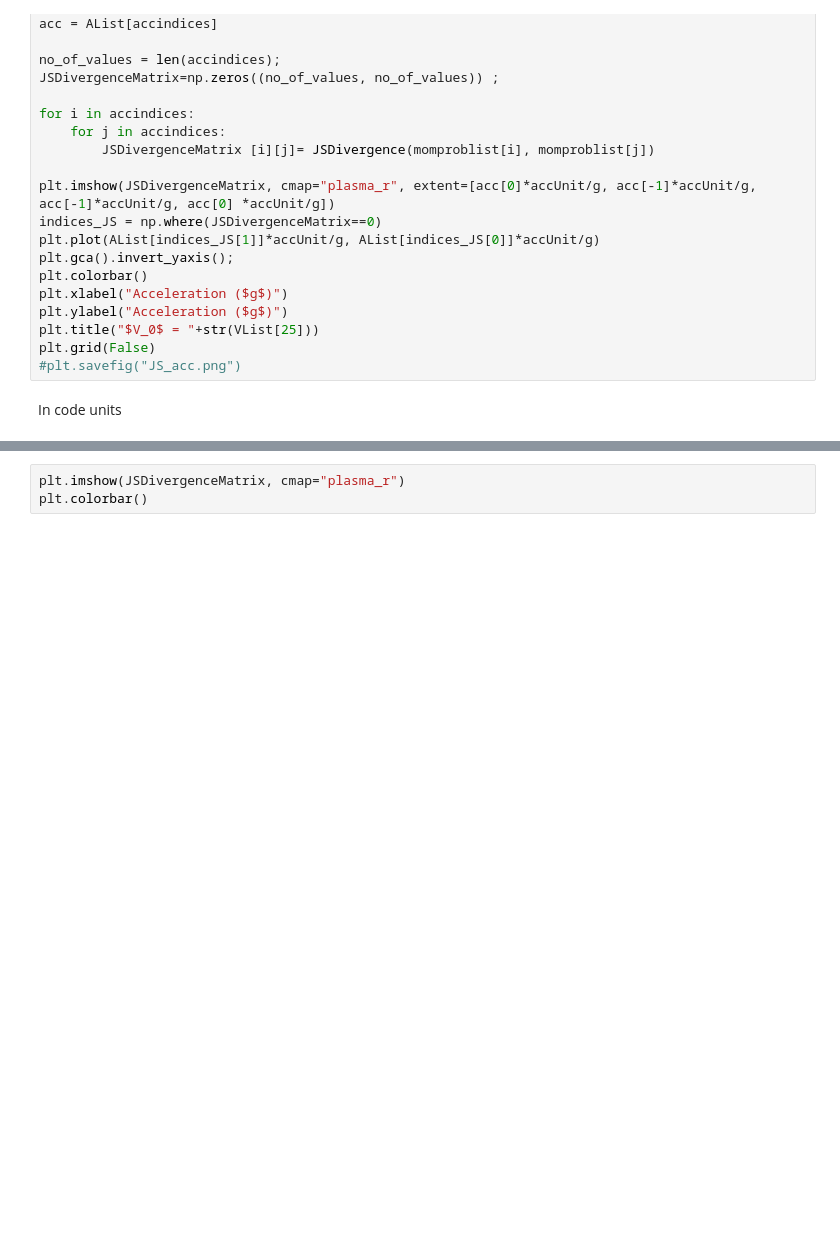
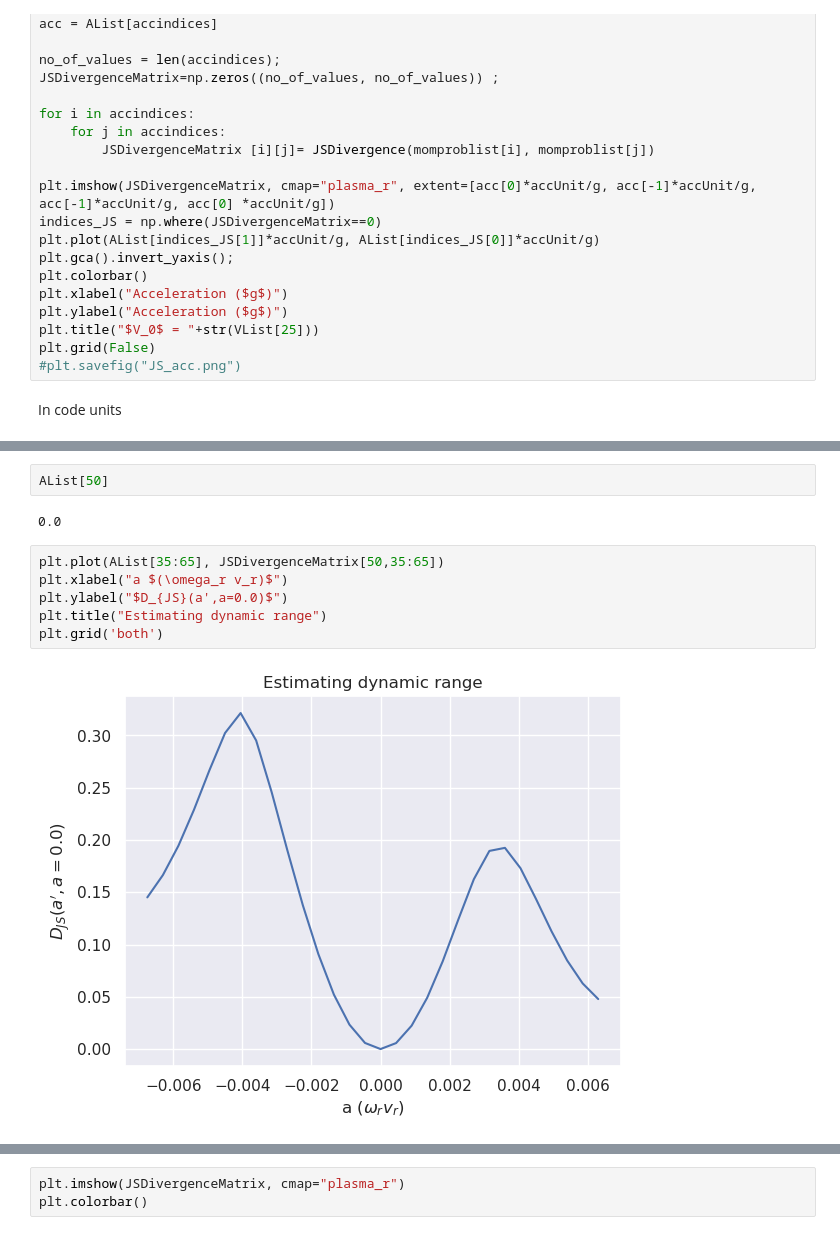
Before and after one commit to rootware/lattice_evolution, a Jupyter notebook: Python/JSD Plots.ipynb, the cells around one changed output, grey strips where cells are left out. Drawn from its saved outputs; the diff is of its cells as text; blank space fills up the shorter version.

```diff
--- a/Python/JSD Plots.ipynb
+++ b/Python/JSD Plots.ipynb
@@ -207,0 +208,12 @@ plt.grid(False)
+# %%
+AList[50]
+# %% [output]
+0.0
+# %%
+plt.plot(AList[35:65], JSDivergenceMatrix[50,35:65])
+plt.xlabel("a $(\omega_r v_r)$")
+plt.ylabel("$D_{JS}(a',a=0.0)$")
+plt.title("Estimating dynamic range")
+plt.grid('both')
+# %% [output]
+[figure, added]
```
Also changed, not shown: parts of 5 cells of this notebook, 1 other file.
